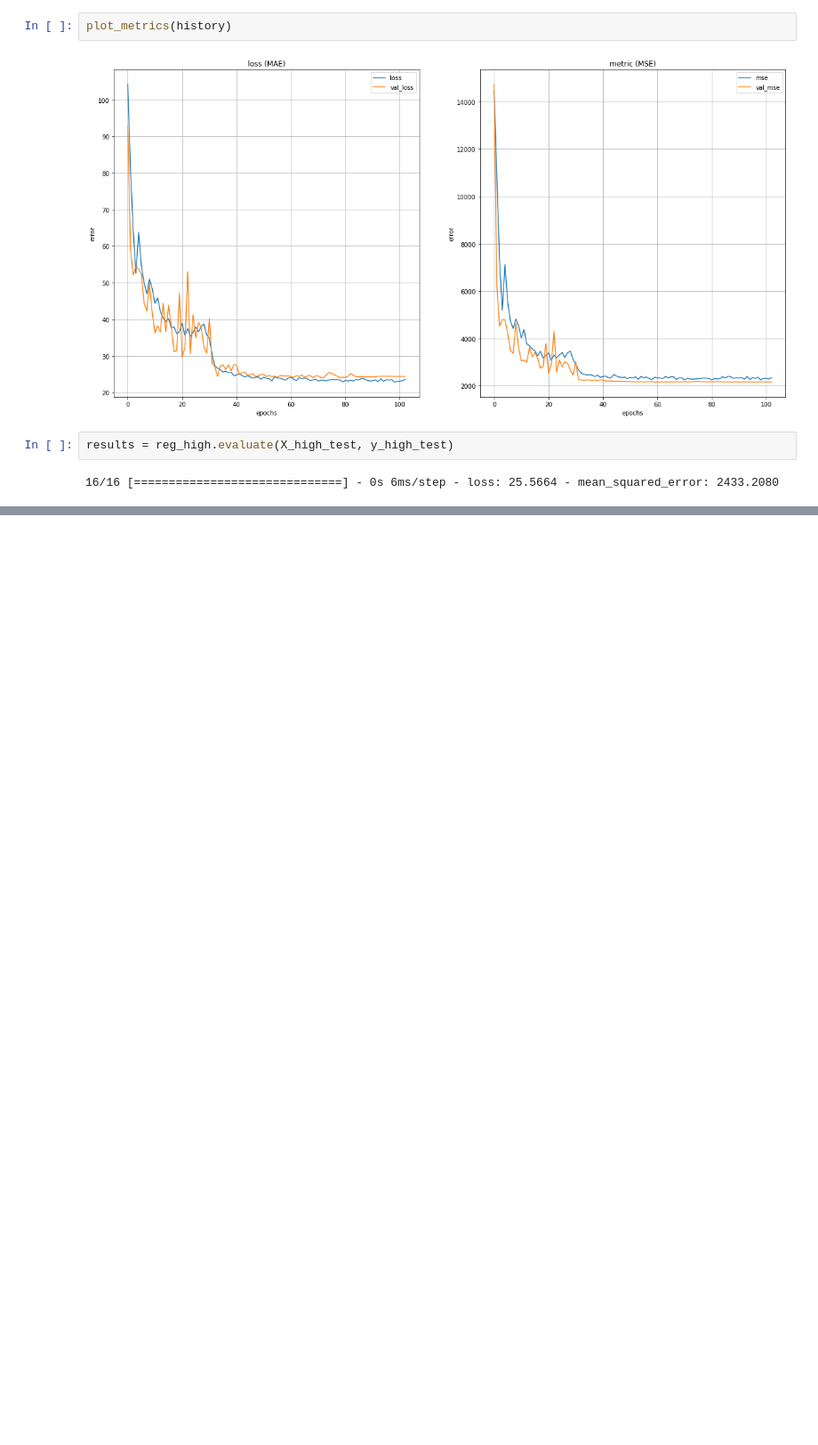
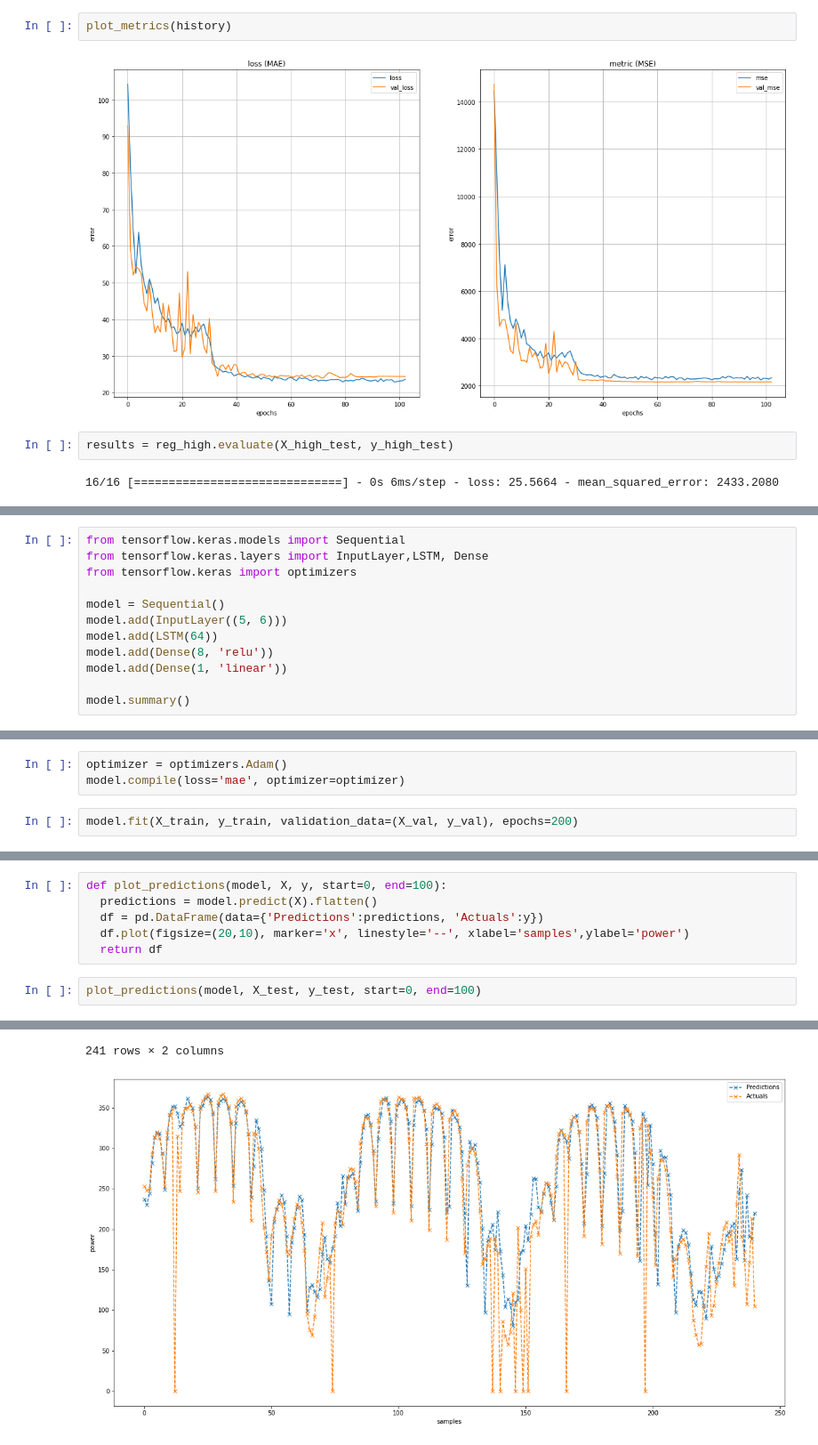
Before and after one commit to Cecco-Bandi/PV_project, a Jupyter notebook: main.ipynb, the cells around one changed output, grey strips where cells are left out. Shown at 89% size. Drawn from its saved outputs; the diff is of its cells as text; blank space fills up the shorter version.

Commit message:
added timeseries forecasting with LSTM

```diff
--- a/main.ipynb
+++ b/main.ipynb
@@ -567,0 +534,12 @@ plot1 = m.plot(forecast)
+# %%
+from tensorflow.keras.models import Sequential
+from tensorflow.keras.layers import InputLayer,LSTM, Dense
+from tensorflow.keras import optimizers
+
+model = Sequential()
+model.add(InputLayer((5, 6)))
+model.add(LSTM(64))
+model.add(Dense(8, 'relu'))
+model.add(Dense(1, 'linear'))
+
+model.summary()
@@ -567,0 +562,5 @@ plot1 = m.plot(forecast)
+# %%
+optimizer = optimizers.Adam()
+model.compile(loss='mae', optimizer=optimizer)
+# %%
+model.fit(X_train, y_train, validation_data=(X_val, y_val), epochs=200)
@@ -567,0 +592,9 @@ plot1 = m.plot(forecast)
+# %%
+def plot_predictions(model, X, y, start=0, end=100):
+  predictions = model.predict(X).flatten()
+  df = pd.DataFrame(data={'Predictions':predictions, 'Actuals':y})
+  df.plot(figsize=(20,10), marker='x', linestyle='--', xlabel='samples',ylabel='power')
+  return df
+# %%
+plot_predictions(model, X_test, y_test, start=0, end=100)
+# %% [output]
@@ -567,0 +613,2 @@ plot1 = m.plot(forecast)
+241 rows × 2 columns
+[figure, added]
```
Also changed, not shown: parts of 31 cells of this notebook.
